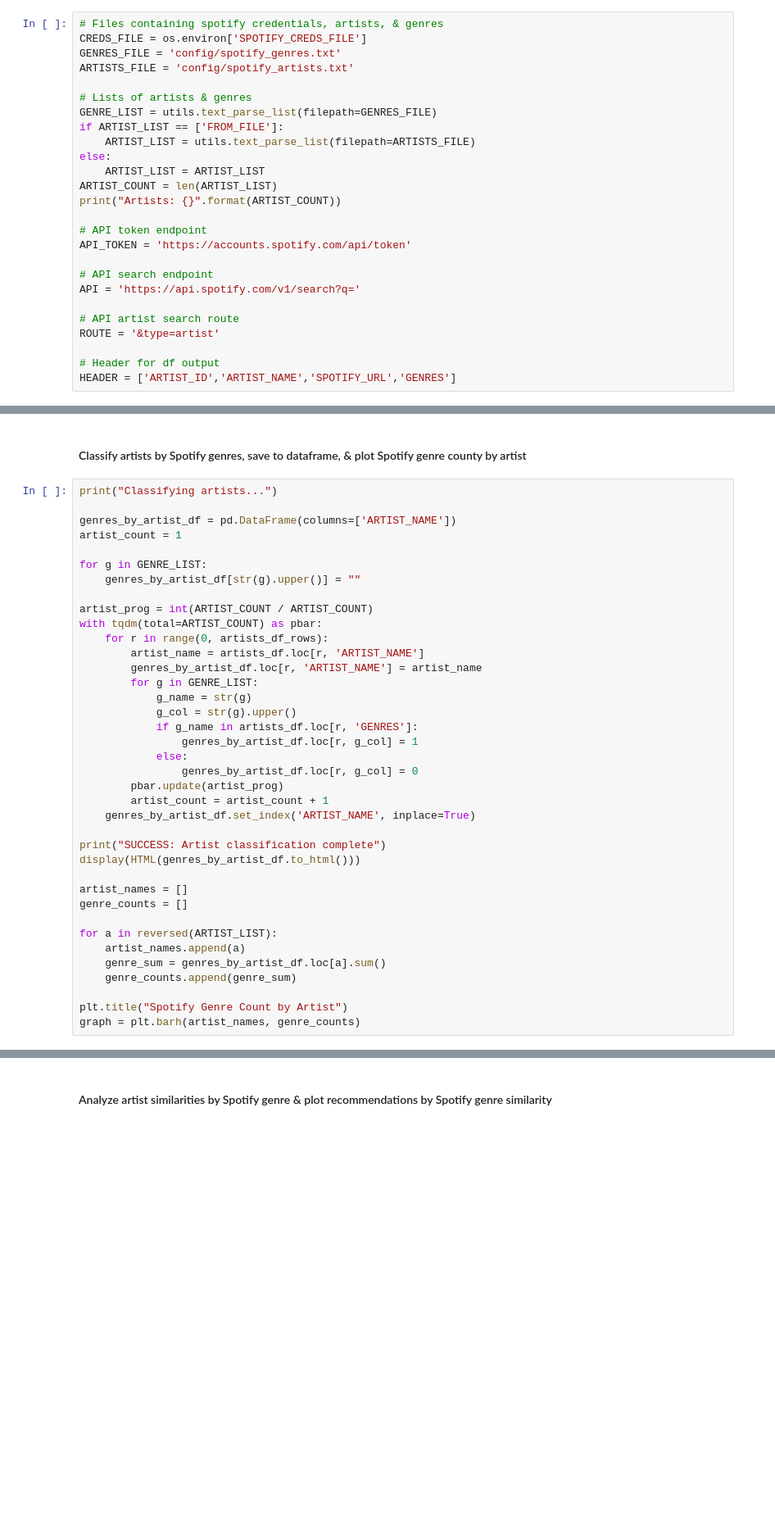
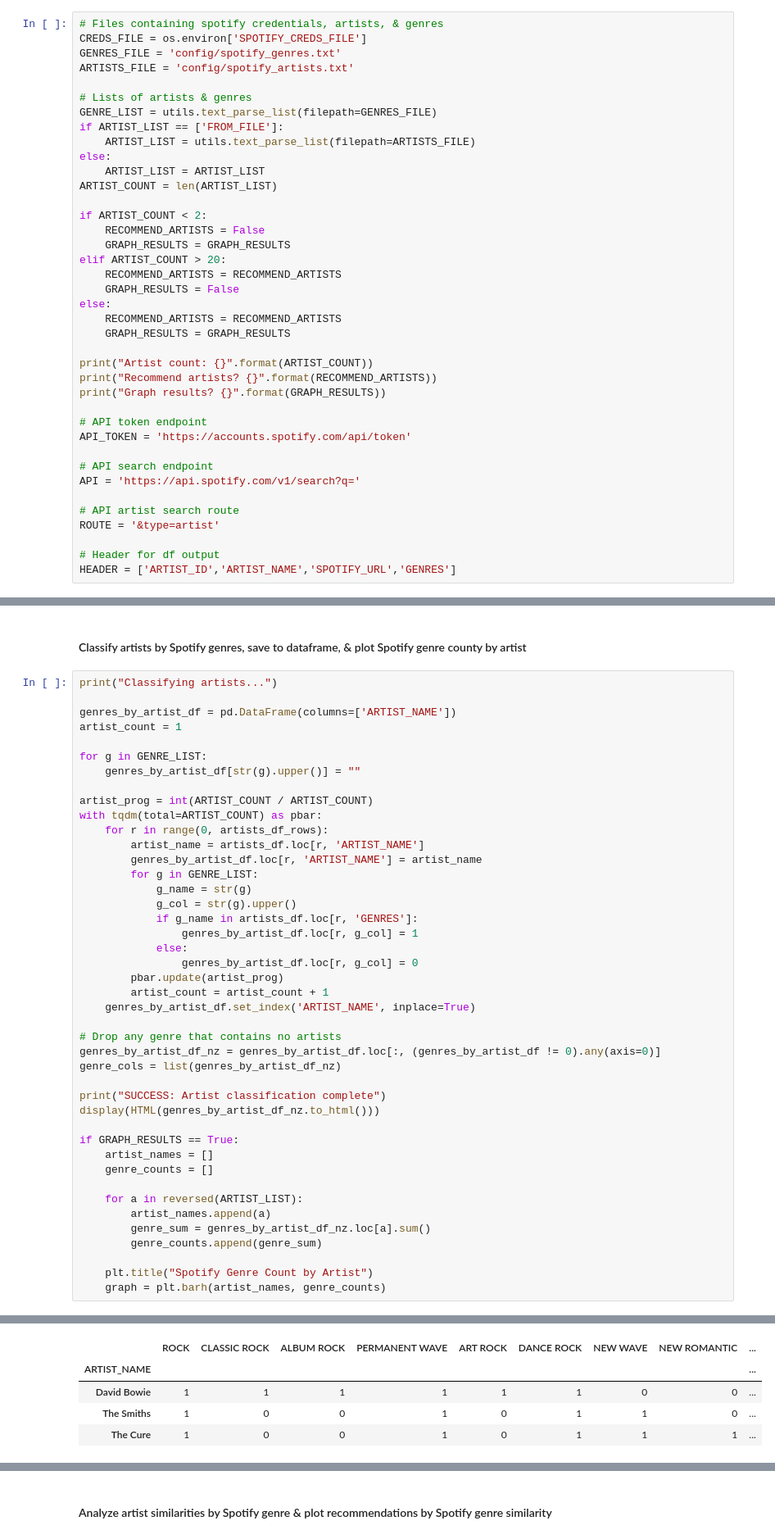
Before and after one commit to ajantonik-personal/data-analytics, a Jupyter notebook: jupyter-notebooks/spotify_api_artist_search_example_manual.ipynb, the cells around one changed output, grey strips where cells are left out. Shown: that part at 82% size. Cells and saved outputs as stored; diff of their text form; blank space fills up the shorter version.

```diff
--- a/jupyter-notebooks/spotify_api_artist_search_example_manual.ipynb
+++ b/jupyter-notebooks/spotify_api_artist_search_example_manual.ipynb
@@ -113,7 +124,20 @@ if ARTIST_LIST == ['FROM_FILE']:
 else:
     ARTIST_LIST = ARTIST_LIST
 ARTIST_COUNT = len(ARTIST_LIST)
-print("Artists: {}".format(ARTIST_COUNT))
+
+if ARTIST_COUNT < 2:
+    RECOMMEND_ARTISTS = False
+    GRAPH_RESULTS = GRAPH_RESULTS
+elif ARTIST_COUNT > 20:
+    RECOMMEND_ARTISTS = RECOMMEND_ARTISTS
+    GRAPH_RESULTS = False
+else:
+    RECOMMEND_ARTISTS = RECOMMEND_ARTISTS
+    GRAPH_RESULTS = GRAPH_RESULTS
+
+print("Artist count: {}".format(ARTIST_COUNT))
+print("Recommend artists? {}".format(RECOMMEND_ARTISTS))
+print("Graph results? {}".format(GRAPH_RESULTS))
 
 # API token endpoint
 API_TOKEN = 'https://accounts.spotify.com/api/token'
@@ -249,19 +275,24 @@ with tqdm(total=ARTIST_COUNT) as pbar:
         artist_count = artist_count + 1
     genres_by_artist_df.set_index('ARTIST_NAME', inplace=True)
 
+# Drop any genre that contains no artists
+genres_by_artist_df_nz = genres_by_artist_df.loc[:, (genres_by_artist_df != 0).any(axis=0)]
+genre_cols = list(genres_by_artist_df_nz)
+
 print("SUCCESS: Artist classification complete")
-display(HTML(genres_by_artist_df.to_html()))
+display(HTML(genres_by_artist_df_nz.to_html()))
 
-artist_names = []
-genre_counts = []
+if GRAPH_RESULTS == True:
+    artist_names = []
+    genre_counts = []
 
-for a in reversed(ARTIST_LIST):
-    artist_names.append(a)
-    genre_sum = genres_by_artist_df.loc[a].sum()
-    genre_counts.append(genre_sum)
+    for a in reversed(ARTIST_LIST):
+        artist_names.append(a)
+        genre_sum = genres_by_artist_df_nz.loc[a].sum()
+        genre_counts.append(genre_sum)
 
-plt.title("Spotify Genre Count by Artist")
-graph = plt.barh(artist_names, genre_counts)
+    plt.title("Spotify Genre Count by Artist")
+    graph = plt.barh(artist_names, genre_counts)
 # %% [output]
 Classifying artists...
 
@@ -270,3 +300,8 @@ SUCCESS: Artist classification complete
+|  | ROCK | CLASSIC ROCK | ALBUM ROCK | PERMANENT WAVE | ART ROCK | DANCE ROCK | NEW WAVE | NEW ROMANTIC | ... |
+| ARTIST_NAME |  |  |  |  |  |  |  |  | ... |
+| David Bowie | 1 | 1 | 1 | 1 | 1 | 1 | 0 | 0 | ... |
+| The Smiths | 1 | 0 | 0 | 1 | 0 | 1 | 1 | 0 | ... |
+| The Cure | 1 | 0 | 0 | 1 | 0 | 1 | 1 | 1 | ... |
 [figure]
 # %% [markdown]
 #### Analyze artist similarities by Spotify genre & plot recommendations by Spotify genre similarity
```
Also changed, not shown: parts of 5 cells of this notebook, 1 other file.
